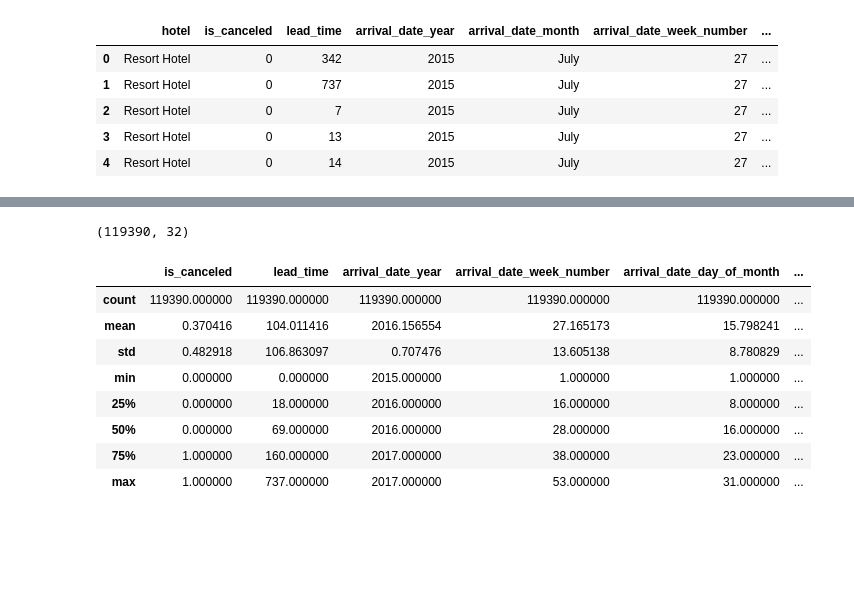
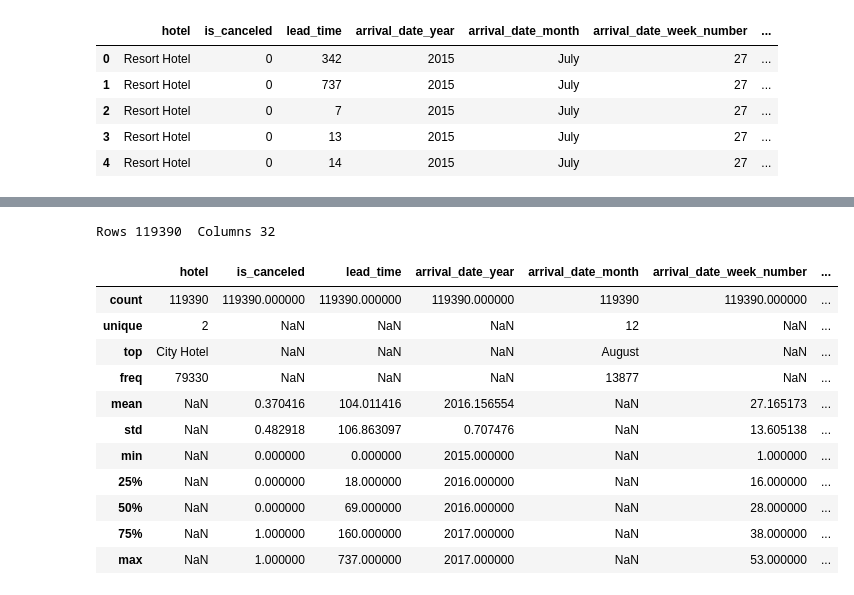
Before and after one commit to Malikarbaaz/Malik-Hotel-booking-EDA-, a Jupyter notebook: Malik_Arbaaz_Hotel_Booking_Analysis_Capstone_Project.ipynb, the cells around one changed output, grey strips where cells are left out. Drawn from its saved outputs; the diff is of its cells as text; code cells hidden in the pictures; blank space fills up the shorter version.

Commit message:
HOTEL BOOKING ANALYSIS FINAL COMMIT

```diff
--- a/Malik_Arbaaz_Hotel_Booking_Analysis_Capstone_Project.ipynb
+++ b/Malik_Arbaaz_Hotel_Booking_Analysis_Capstone_Project.ipynb
@@ -19,9 +22,10 @@ drive.mount('/content/drive')
 # %% [output]
 Drive already mounted at /content/drive; to attempt to forcibly remount, call drive.mount("/content/drive", force_remount=True).
 # %%
-file = '/content/drive/MyDrive/Hotel Booking Analysis/Hotel Bookings.csv'
+# Importing Dataset
+file_path = '/content/drive/MyDrive/Hotel Booking Analysis/Hotel Bookings.csv'
 # %%
 # Reading our Dataset
-df = pd.read_csv(file)
+data = pd.read_csv(file_path)
 # %%
 # head gives the top 5 rows of our dataset
@@ -33,3 +37,6 @@ df.head()
 | 2 | Resort Hotel | 0 | 7 | 2015 | July | 27 | ... |
 | 3 | Resort Hotel | 0 | 13 | 2015 | July | 27 | ... |
 | 4 | Resort Hotel | 0 | 14 | 2015 | July | 27 | ... |
+# %%
+# Creating a copy of dataframe
+df = data.copy()
@@ -36,21 +45,24 @@ df.head()
 # %%
 #  Shape give the total number of rows and columns
-df.shape
+print('Rows {}  Columns {}'.format(data.shape[0], data.shape[1]))
 # %% [output]
-(119390, 32)
+Rows 119390  Columns 32
 # %%
 # describe() gives the overall descriptive summary of the dataframe
-df.describe()
+df.describe(include= 'all')
 # %% [output]
-|  | is_canceled | lead_time | arrival_date_year | arrival_date_week_number | arrival_date_day_of_month | ... |
-| count | 119390.000000 | 119390.000000 | 119390.000000 | 119390.000000 | 119390.000000 | ... |
-| mean | 0.370416 | 104.011416 | 2016.156554 | 27.165173 | 15.798241 | ... |
-| std | 0.482918 | 106.863097 | 0.707476 | 13.605138 | 8.780829 | ... |
-| min | 0.000000 | 0.000000 | 2015.000000 | 1.000000 | 1.000000 | ... |
-| 25% | 0.000000 | 18.000000 | 2016.000000 | 16.000000 | 8.000000 | ... |
-| 50% | 0.000000 | 69.000000 | 2016.000000 | 28.000000 | 16.000000 | ... |
-| 75% | 1.000000 | 160.000000 | 2017.000000 | 38.000000 | 23.000000 | ... |
-| max | 1.000000 | 737.000000 | 2017.000000 | 53.000000 | 31.000000 | ... |
+|  | hotel | is_canceled | lead_time | arrival_date_year | arrival_date_month | arrival_date_week_number | ... |
+| count | 119390 | 119390.000000 | 119390.000000 | 119390.000000 | 119390 | 119390.000000 | ... |
+| unique | 2 | NaN | NaN | NaN | 12 | NaN | ... |
+| top | City Hotel | NaN | NaN | NaN | August | NaN | ... |
+| freq | 79330 | NaN | NaN | NaN | 13877 | NaN | ... |
+| mean | NaN | 0.370416 | 104.011416 | 2016.156554 | NaN | 27.165173 | ... |
+| std | NaN | 0.482918 | 106.863097 | 0.707476 | NaN | 13.605138 | ... |
+| min | NaN | 0.000000 | 0.000000 | 2015.000000 | NaN | 1.000000 | ... |
+| 25% | NaN | 0.000000 | 18.000000 | 2016.000000 | NaN | 16.000000 | ... |
+| 50% | NaN | 0.000000 | 69.000000 | 2016.000000 | NaN | 28.000000 | ... |
+| 75% | NaN | 1.000000 | 160.000000 | 2017.000000 | NaN | 38.000000 | ... |
+| max | NaN | 1.000000 | 737.000000 | 2017.000000 | NaN | 53.000000 | ... |
 # %%
 #info() print the basic information of our DataFrame
 df.info()
```
Also changed, not shown: parts of 93 cells of this notebook.
